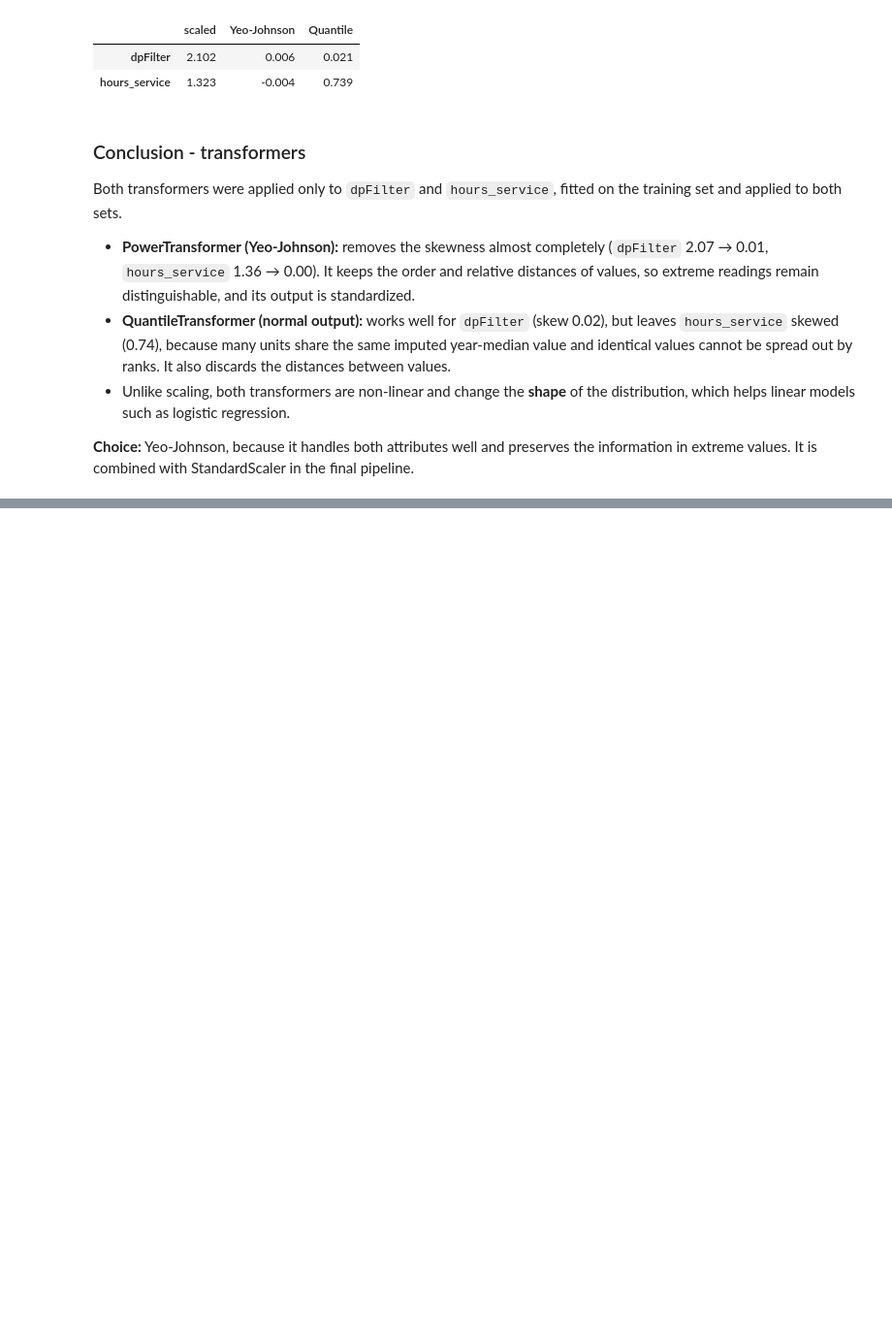
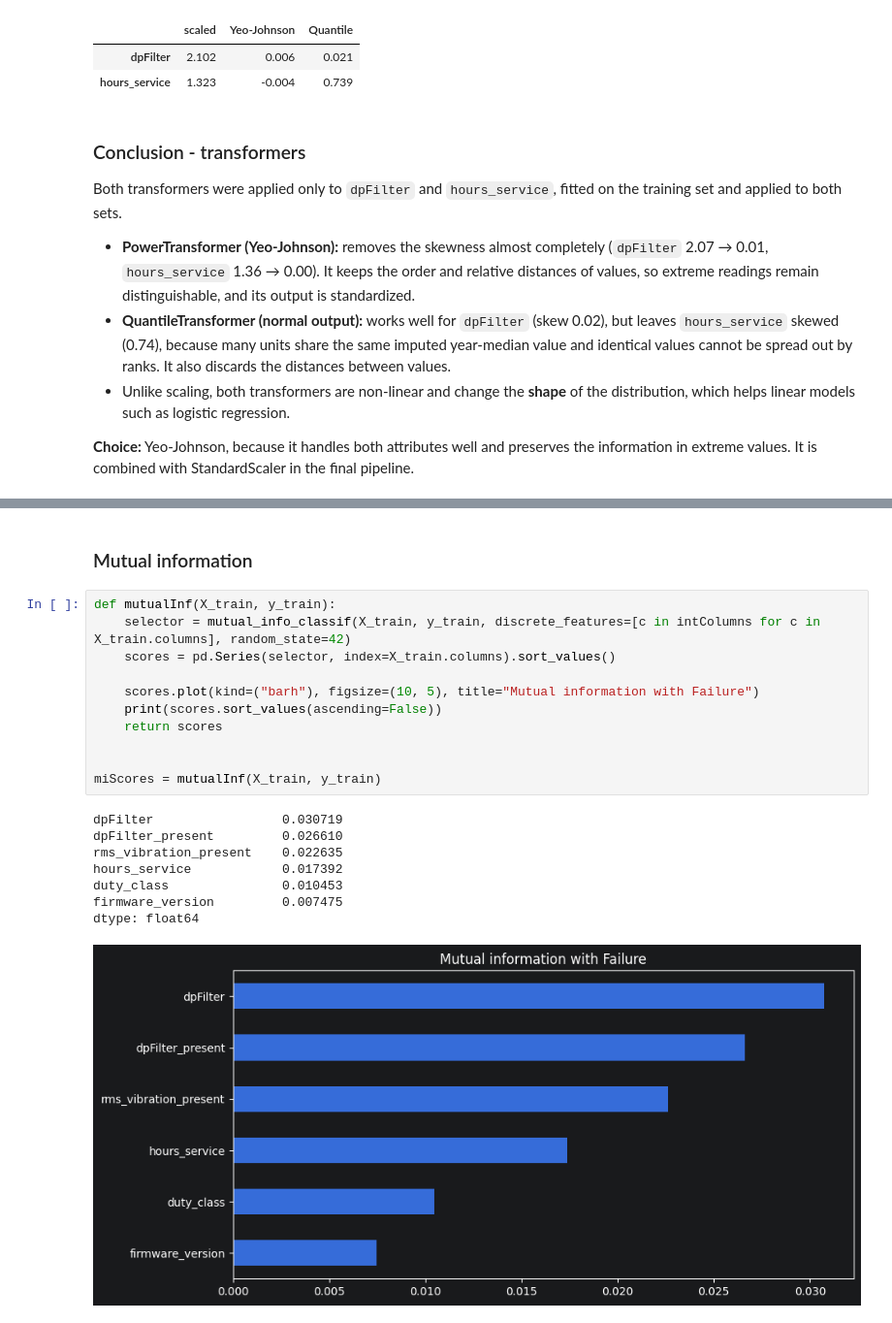
Before and after one commit to yegor-vin/Intelligent-data-analysis--project, a Jupyter notebook: phase-1-final.ipynb, the cells around one changed output, grey strips where cells are left out. Shown at 97% size. Saved outputs shown, nothing was run; the diff lists cells and outputs as text; blank space fills up the shorter version.

```diff
--- a/phase-1-final.ipynb
+++ b/phase-1-final.ipynb
@@ -2351,0 +2361,22 @@ values. It is combined with StandardScaler in the final pipeline.
+# %% [markdown]
+### Mutual information
+# %%
+def mutualInf(X_train, y_train):
+    selector = mutual_info_classif(X_train, y_train, discrete_features=[c in intColumns for c in X_train.columns], random_state=42)
+    scores = pd.Series(selector, index=X_train.columns).sort_values()
+
+    scores.plot(kind=("barh"), figsize=(10, 5), title="Mutual information with Failure")
+    print(scores.sort_values(ascending=False))
+    return scores
+
+
+miScores = mutualInf(X_train, y_train)
+# %% [output]
+dpFilter                 0.030719
+dpFilter_present         0.026610
+rms_vibration_present    0.022635
+hours_service            0.017392
+duty_class               0.010453
+firmware_version         0.007475
+dtype: float64
+[figure, added]
```
Also changed, not shown: parts of 8 cells of this notebook.
